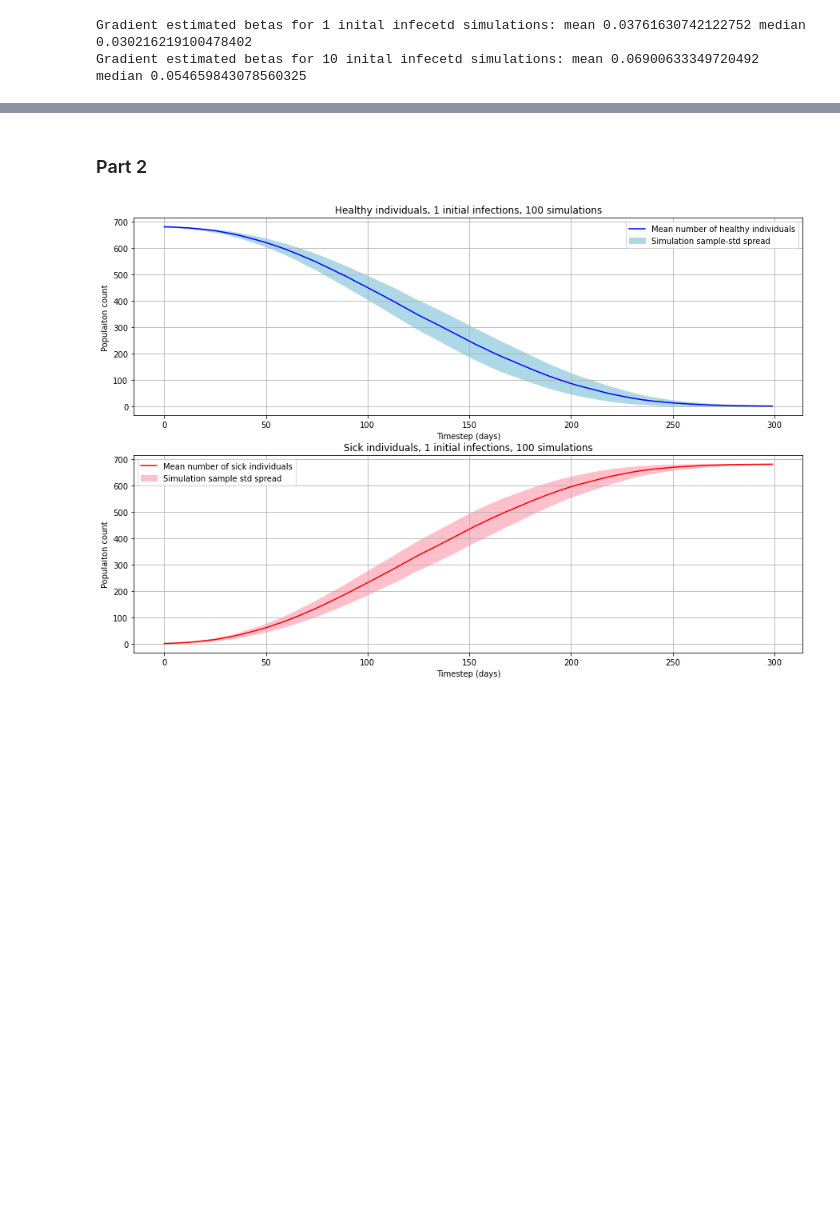
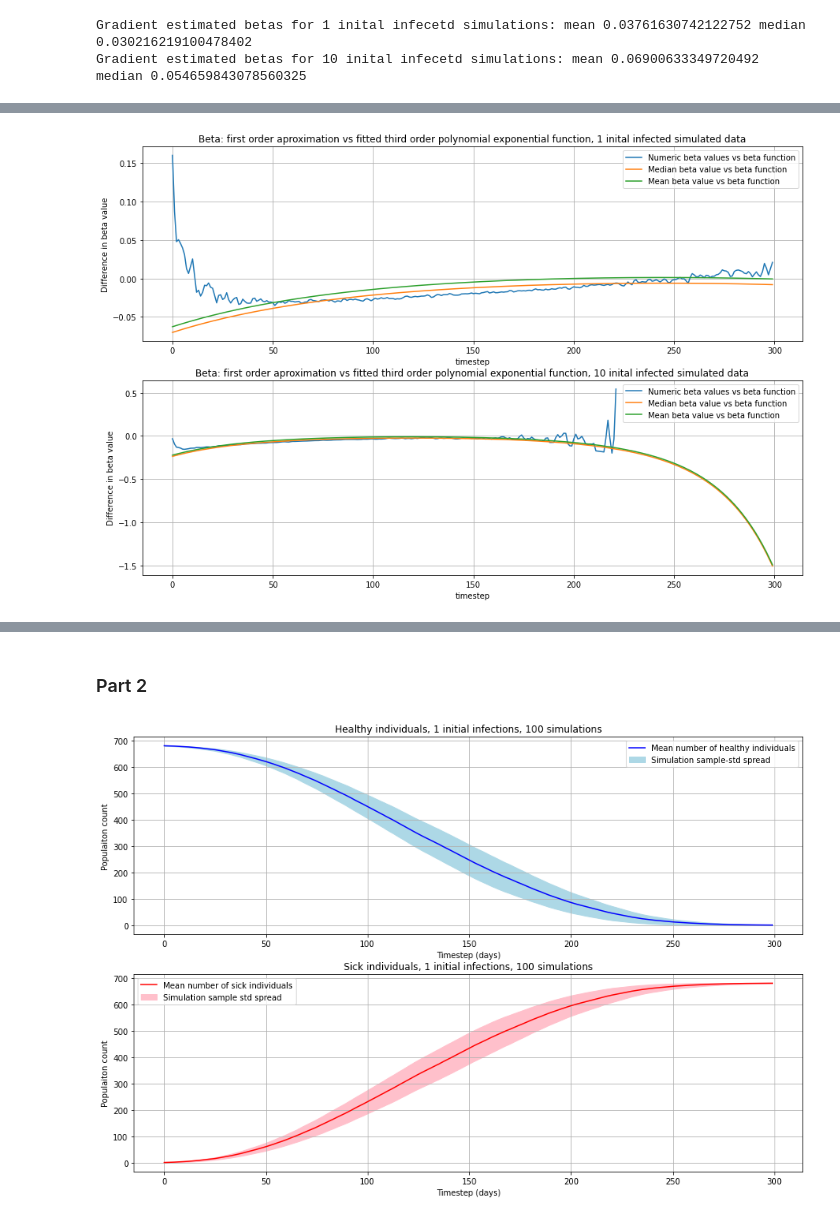
Before and after one commit to lukerlars/Modcomp4, a Jupyter notebook: ModComp_project_4.ipynb, the cells around one changed output, grey strips where cells are left out. Saved outputs shown, nothing was run; the diff lists cells and outputs as text; code cells hidden in the pictures; blank space fills up the shorter version.

```diff
--- a/ModComp_project_4.ipynb
+++ b/ModComp_project_4.ipynb
@@ -452,10 +471,13 @@ def beta_aproximator(healthy_data, sick_data, population_size = 682):
 
     estm_beta = -dS_dt*population_size/(healthy_data.mean(axis =0)*(sick_data.mean(axis =0)))
     estm_beta = estm_beta[np.logical_and(~np.isnan(estm_beta),~np.isinf(estm_beta))]   #Getting rid of pesky nan's and inf's
-    return estm_beta.mean(), np.median(estm_beta)
+    return estm_beta
 
-p1_mean_beta, p1_median_beta = beta_aproximator(healthy_data, sick_data)
-p2_mean_beta, p2_median_beta = beta_aproximator(p2_healthy_data, p2_sick_data)
+p1_estm_betas = beta_aproximator(healthy_data, sick_data)
+p2_estm_betas = beta_aproximator(p2_healthy_data, p2_sick_data)
+
+p1_mean_beta, p1_median_beta = beta_aproximator(healthy_data, sick_data).mean(),np.median(beta_aproximator(healthy_data, sick_data))
+p2_mean_beta, p2_median_beta = beta_aproximator(p2_healthy_data, p2_sick_data).mean(), np.median(beta_aproximator(p2_healthy_data, p2_sick_data))
 
 print('Gradient estimated betas for 1 inital infecetd simulations:','mean', p1_mean_beta, 'median', p1_median_beta)
 print('Gradient estimated betas for 10 inital infecetd simulations:','mean', p2_mean_beta, 'median', p2_median_beta)
@@ -464,0 +490,32 @@ Gradient estimated betas for 10 inital infecetd simulations: mean 0.069006333497
+# %%
+def beta_3rd_degree_polynomial(t, c, b0, b1, b2):
+    return c*np.exp(b0 + b1*t + b2*t**2)
+# %%
+p1_numeric_vs_analytic = p1_estm_betas - beta_3rd_degree_polynomial(np.arange(300) ,5.16804337e-02, 6.63207822e-01,-8.31804970e-03, 1.70281109e-05)
+p1_numeric_vs_analytic_median = p1_median_beta - beta_3rd_degree_polynomial(np.arange(300) ,5.16804337e-02, 6.63207822e-01,-8.31804970e-03, 1.70281109e-05)
+p1_numeric_vs_analytic_mean = p1_mean_beta - beta_3rd_degree_polynomial(np.arange(300) ,5.16804337e-02, 6.63207822e-01,-8.31804970e-03, 1.70281109e-05)
+
+p2_numeric_vs_analytic = p2_estm_betas - beta_3rd_degree_polynomial(np.arange(300),  7.10147120e-02,  1.41503103e+00, -2.17920222e-02,  9.16346541e-05)[np.arange(len(p2_estm_betas))]
+p2_numeric_vs_analytic_median = p2_median_beta - beta_3rd_degree_polynomial(np.arange(300),  7.10147120e-02,  1.41503103e+00, -2.17920222e-02,  9.16346541e-05)
+p2_numeric_vs_analytic_mean = p2_mean_beta - beta_3rd_degree_polynomial(np.arange(300), 7.10147120e-02,  1.41503103e+00, -2.17920222e-02,  9.16346541e-05)
+
+
+
+
+t= np.arange(300)
+shouldbezerofig, zeroax = plt.subplots(2,1, figsize = (15,10))
+zeroax[0].plot(t, p1_numeric_vs_analytic, label = 'Numeric beta values vs beta function')
+zeroax[0].plot(t, p1_numeric_vs_analytic_median, label = 'Median beta value vs beta function')
+zeroax[0].plot(t, p1_numeric_vs_analytic_mean,label = 'Mean beta value vs beta function')
+zeroax[1].plot(np.arange(len(p2_estm_betas)), p2_numeric_vs_analytic,label = 'Numeric beta values vs beta function')
+zeroax[1].plot(t,p2_numeric_vs_analytic_median, label = 'Median beta value vs beta function')
+zeroax[1].plot(t,p2_numeric_vs_analytic_mean,label = 'Mean beta value vs beta function')
+zeroax[0].set_title('Beta: first order aproximation vs fitted third order polynomial exponential function, 1 inital infected simulated data')
+zeroax[1].set_title('Beta: first order aproximation vs fitted third order polynomial exponential function, 10 inital infected simulated data')
+for i in (0,1):
+    zeroax[i].set_xlabel('timestep')
+    zeroax[i].set_ylabel('Difference in beta value')
+    zeroax[i].legend()
+    zeroax[i].grid()
+# %% [output]
+[figure, added]
```
Also changed, not shown: parts of 15 cells of this notebook.
